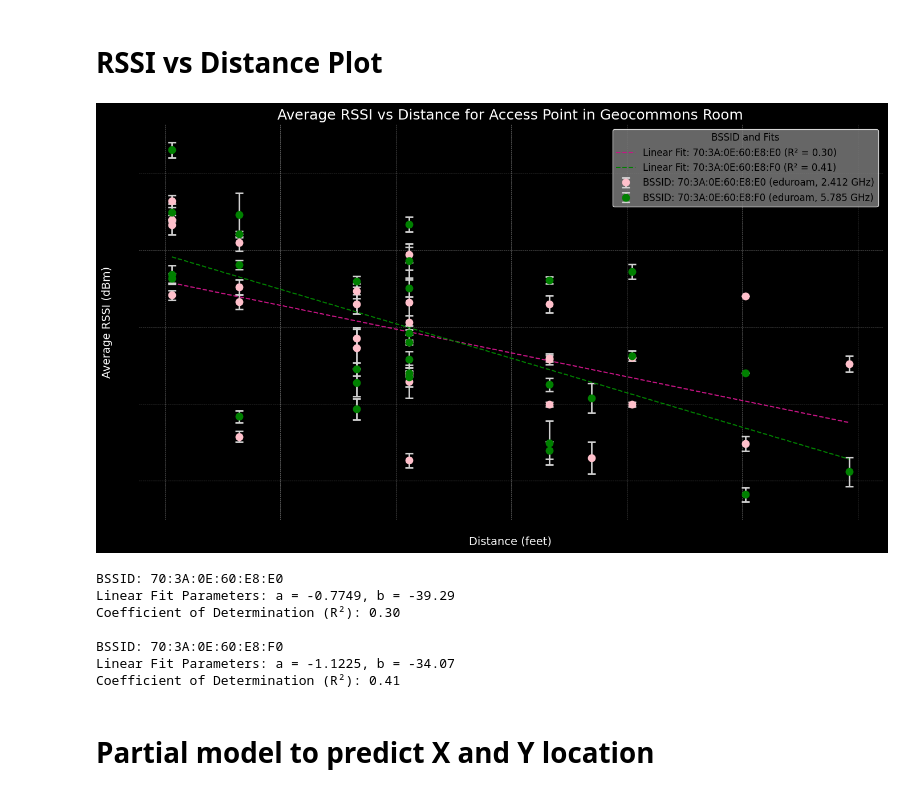
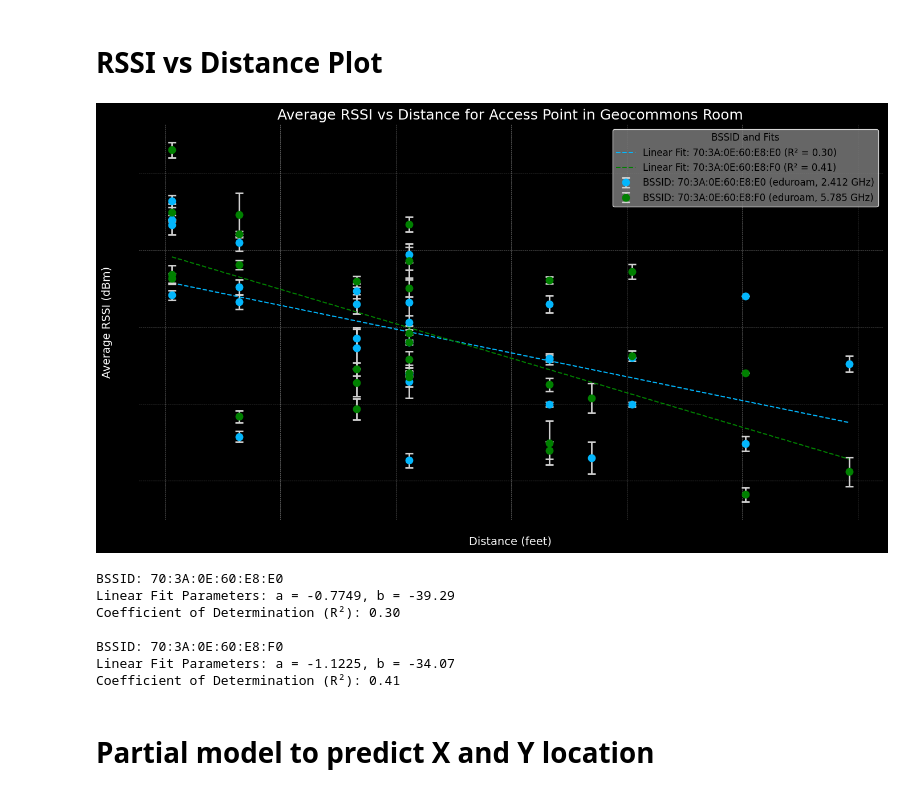
Before and after one commit to logan-gall/IndoorLocationModeling, a Jupyter notebook: Data_Analysis.ipynb, the cells around one changed output. Drawn from its saved outputs; the diff is of its cells as text; code cells hidden in the pictures.

```diff
--- a/Data_Analysis.ipynb
+++ b/Data_Analysis.ipynb
@@ -232,9 +232,9 @@ df['Location_X'] = -df['Location_X']
 # 2. Define the BSSID values you want to visualize and their corresponding colors
 bssid_values = ["70:3A:0E:60:E8:E0", "70:3A:0E:60:E8:F0"]
 # Color for scatter points
-scatter_colors = {'70:3A:0E:60:E8:E0': 'pink', '70:3A:0E:60:E8:F0': 'green'}
+scatter_colors = {'70:3A:0E:60:E8:E0': '#03b6fc', '70:3A:0E:60:E8:F0': 'green'}
 # Color for fit lines
-fit_colors = {'70:3A:0E:60:E8:E0': '#C71585', '70:3A:0E:60:E8:F0': 'green'}
+fit_colors = {'70:3A:0E:60:E8:E0': '#03b6fc', '70:3A:0E:60:E8:F0': 'green'}
 
 # 3. Fixed Z height in meters
 Z = 8.799
@@ -346,34 +346,34 @@ for bssid in bssid_values:
         r_squared = fit_results[bssid]['r_squared']
 
         x_fit = np.linspace(data_bssid['distance'].min(), data_bssid['distance'].max(), 100)
         y_fit = linear_func(x_fit, a, b)
 
         label_fit = f'Linear Fit: {bssid} (R² = {r_squared:.2f})'
         plt.plot(x_fit, y_fit, color=fit_colors[bssid], linestyle='--', label=label_fit)
 
 # Chart customization
 plt.title('Average RSSI vs Distance for Access Point in Geocommons Room', fontsize=18, color='white')
 plt.xlabel('Distance (feet)', fontsize=14, color='white')
 plt.ylabel('Average RSSI (dBm)', fontsize=14, color='white')
 plt.grid(True, which='both', linestyle='--', linewidth=0.5, color='gray')
 plt.legend(title='BSSID and Fits', facecolor='gray', edgecolor='white', fontsize=12, title_fontsize=12)
 plt.tight_layout()
 
 # Show the plot
 plt.show()
 
 # 9. Optional: Display fit parameters
 for bssid, params in fit_results.items():
     a = params['a']
     b = params['b']
     r_squared = params['r_squared']
     ssid = params['ssid']
     frequency = params['frequency']
     print(f"BSSID: {bssid}")
     print(f"Linear Fit Parameters: a = {a:.4f}, b = {b:.2f}")
     print(f"Coefficient of Determination (R²): {r_squared:.2f}\n")
 # %% [output]
-[figure, old version]
+[figure, new version]
 BSSID: 70:3A:0E:60:E8:E0
 Linear Fit Parameters: a = -0.7749, b = -39.29
 Coefficient of Determination (R²): 0.30
```
Also changed, not shown: parts of 1 cell of this notebook, 2 other files.
